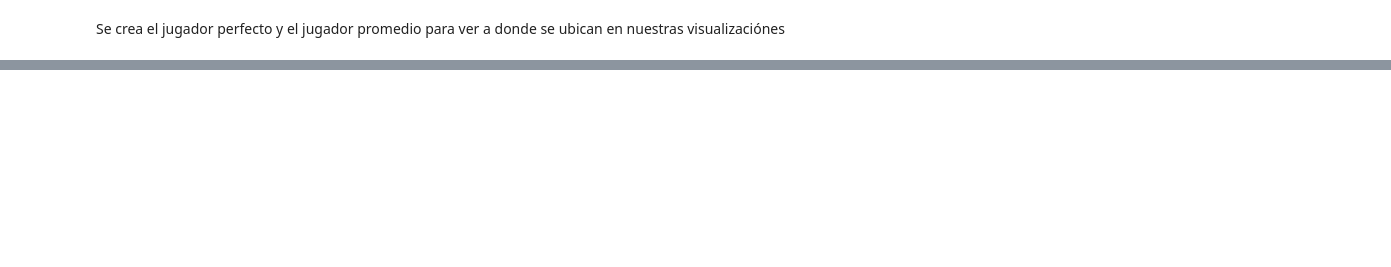
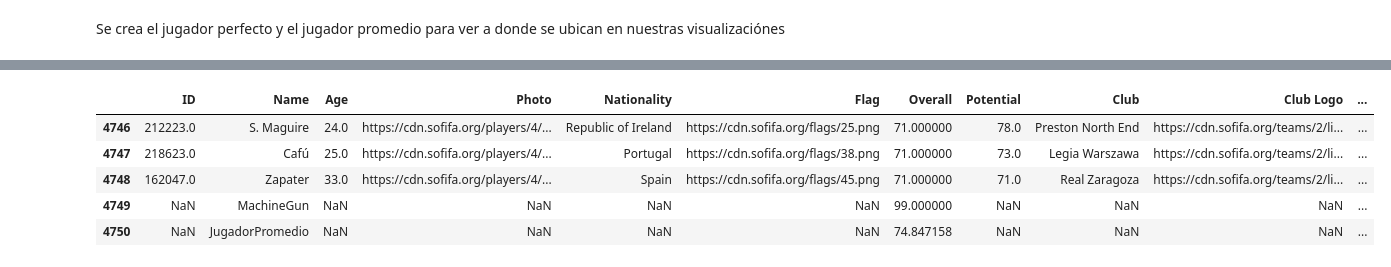
Before and after one commit to nicoambrosis/Aprendizaje-No-Supervisado, a Jupyter notebook: 01-Clustering.ipynb, the cells around one changed output, grey strips where cells are left out. Cells and saved outputs as stored; diff of their text form; code cells hidden in the pictures; blank space fills up the shorter version.

```diff
--- a/01-Clustering.ipynb
+++ b/01-Clustering.ipynb
@@ -1,20 +1,20 @@
 # %%
-# import numpy as np
-import pandas as np
-# pd.set_option('display.max_columns', 100)
-# pd.set_option('display.max_rows', 1000)
-# import itertools
-# import warnings
-# warnings.filterwarnings('ignore')
-# import io
+import numpy as np
+import pandas as pd
+pd.set_option('display.max_columns', 100)
+pd.set_option('display.max_rows', 1000)
+import itertools
+import warnings
+warnings.filterwarnings('ignore')
+import io
 
-# from plotly.offline import init_notebook_mode, plot, iplot
-# import plotly.graph_objs as go
-# # init_notebook_mode(connected=True)
-# import matplotlib.pyplot as plt
-# import plotly.tools as tls
-# import plotly.figure_factory as ff
-# import seaborn as sns
+from plotly.offline import init_notebook_mode, plot, iplot
+import plotly.graph_objs as go
+# init_notebook_mode(connected=True)
+import matplotlib.pyplot as plt
+import plotly.tools as tls
+import plotly.figure_factory as ff
+import seaborn as sns
 # %% [markdown]
 # 1. Análisis exploratorio
 Cargamos los datos bajados de la database de [Kaggle](https://www.kaggle.com/karangadiya/fifa19) (https://www.kaggle.com/karangadiya/fifa19) como 'data.csv'
@@ -103,0 +195,17 @@ df_n.tail()
+# %%
+jugadorPromedioDict = {'Name':'JugadorPromedio',
+                       'Overall': df_n.Overall.mean()}
+
+for skill in skills_ratings:
+    jugadorPromedioDict[skill] = df_n[skill].mean()
+
+
+df_n=df_n.append(jugadorPromedioDict,ignore_index=True)
+df_n.tail()
+# %% [output]
+|  | ID | Name | Age | Photo | Nationality | Flag | Overall | Potential | Club | Club Logo | ... |
+| 4746 | 212223.0 | S. Maguire | 24.0 | https://cdn.sofifa.org/players/4/... | Republic of Ireland | https://cdn.sofifa.org/flags/25.png | 71.000000 | 78.0 | Preston North End | https://cdn.sofifa.org/teams/2/li... | ... |
+| 4747 | 218623.0 | Cafú | 25.0 | https://cdn.sofifa.org/players/4/... | Portugal | https://cdn.sofifa.org/flags/38.png | 71.000000 | 73.0 | Legia Warszawa | https://cdn.sofifa.org/teams/2/li... | ... |
+| 4748 | 162047.0 | Zapater | 33.0 | https://cdn.sofifa.org/players/4/... | Spain | https://cdn.sofifa.org/flags/45.png | 71.000000 | 71.0 | Real Zaragoza | https://cdn.sofifa.org/teams/2/li... | ... |
+| 4749 | NaN | MachineGun | NaN | NaN | NaN | NaN | 99.000000 | NaN | NaN | NaN | ... |
+| 4750 | NaN | JugadorPromedio | NaN | NaN | NaN | NaN | 74.847158 | NaN | NaN | NaN | ... |
```
Also changed, not shown: parts of 21 cells of this notebook.
